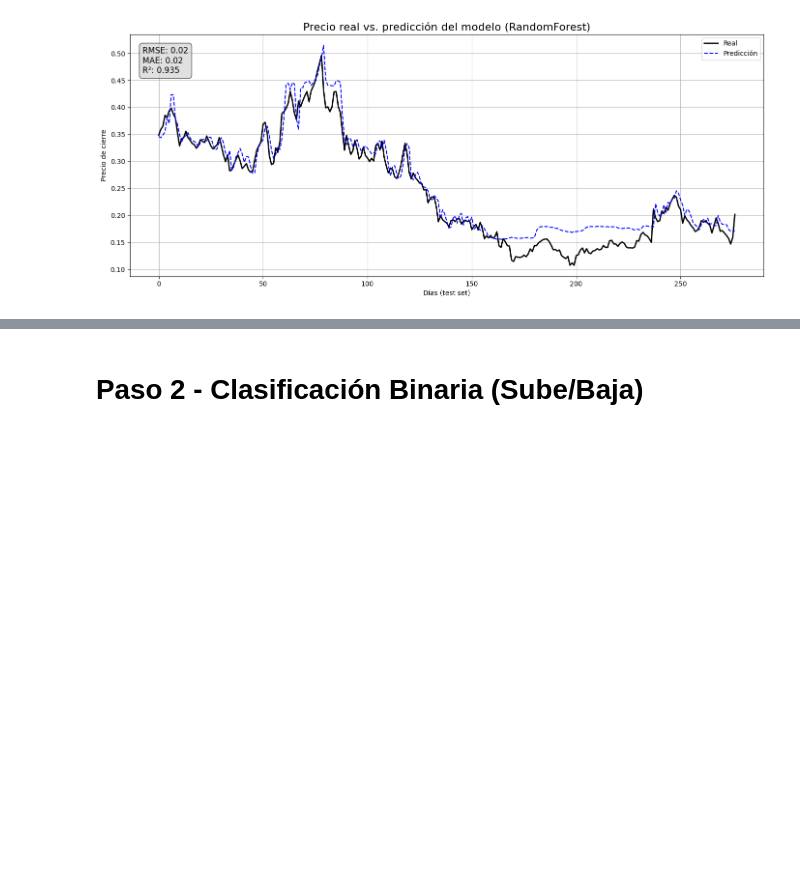
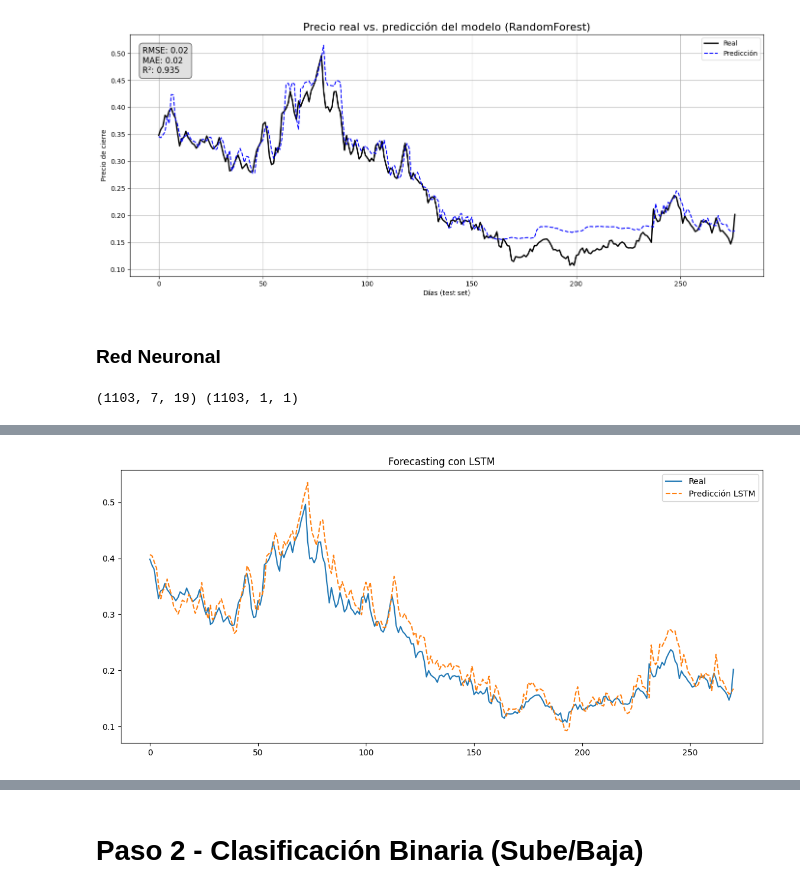
Before and after one commit to KarimS21/TP-TF-Machine-Learning, a Jupyter notebook: TP_MachineLearning_Modelos.ipynb, the cells around one changed output, grey strips where cells are left out. Saved outputs shown, nothing was run; the diff lists cells and outputs as text; code cells hidden in the pictures; blank space fills up the shorter version.

```diff
--- a/TP_MachineLearning_Modelos.ipynb
+++ b/TP_MachineLearning_Modelos.ipynb
@@ -390,3 +396,5 @@ plt.tight_layout()
 plt.show()
 # %% [output]
 [figure]
+# %% [markdown]
+### Red Neuronal
@@ -392,0 +413,52 @@ plt.show()
+# %%
+# Parámetros
+X2,y2 = data[features].values, data['close'].values
+X_train2, X_test2, y_train2, y_test2 = train_test_split(X2, y2, test_size=0.2, shuffle=False)
+past_steps = 7   # días de historial para mirar atrás
+future_steps = 1  # días a predecir (puedes cambiarlo)
+
+# Normalización (opcional pero recomendado para LSTM)
+scaler_x = MinMaxScaler()
+scaler_y = MinMaxScaler()
+
+x_train_scaled = scaler_x.fit_transform(X_train2)
+y_train_scaled = scaler_y.fit_transform(y_train2.reshape(-1, 1))
+x_test_scaled = scaler_x.transform(X_test2)
+y_test_scaled = scaler_y.transform(y_test2.reshape(-1, 1))
+
+# Crear secuencias para LSTM
+# Pasa y_train_scaled y y_test_scaled como 2D arrays (no flatten)
+X_seq, y_seq = create_sequences(x_train_scaled, y_train_scaled, past_steps, future_steps)
+X_seq_test, y_seq_test = create_sequences(x_test_scaled, y_test_scaled, past_steps, future_steps)
+
+# Ajustar dimensiones para Keras (samples, timesteps, features)
+print(X_seq.shape, y_seq.shape)  # (n_samples, past_steps, n_features), (n_samples, future_steps)
+
+# Ajustar y_seq y y_seq_test a 2D (samples, future_steps)
+y_seq_2d = y_seq.reshape(y_seq.shape[0], y_seq.shape[1])
+y_seq_test_2d = y_seq_test.reshape(y_seq_test.shape[0], y_seq_test.shape[1])
+
+# Modelo LSTM simple
+model = Sequential([
+    LSTM(64, input_shape=(past_steps, x_train_scaled.shape[1]), return_sequences=False),
+    Dense(future_steps)
+])
+model.compile(optimizer='adam', loss='mse')
+
+# Entrenamiento
+history = model.fit(X_seq, y_seq_2d, epochs=30, batch_size=32, validation_data=(X_seq_test, y_seq_test_2d), verbose=False)
+
+# Predicción
+y_pred_scaled = model.predict(X_seq_test)
+y_pred = scaler_y.inverse_transform(y_pred_scaled)
+y_true = scaler_y.inverse_transform(y_seq_test.reshape(-1, y_seq_test.shape[-1])).reshape(y_seq_test.shape[0], y_seq_test.shape[1])
+
+# Ejemplo de gráfico
+plt.figure(figsize=(14, 6))
+plt.plot(y_true.flatten(), label='Real')
+plt.plot(y_pred.flatten(), label='Predicción LSTM', linestyle='--')
+plt.legend()
+plt.title("Forecasting con LSTM")
+plt.show()
+# %% [output]
+(1103, 7, 19) (1103, 1, 1)
@@ -393 +466,2 @@ plt.show()
+[figure, added]
 # %% [markdown]
```
Also changed, not shown: parts of 17 cells of this notebook.
